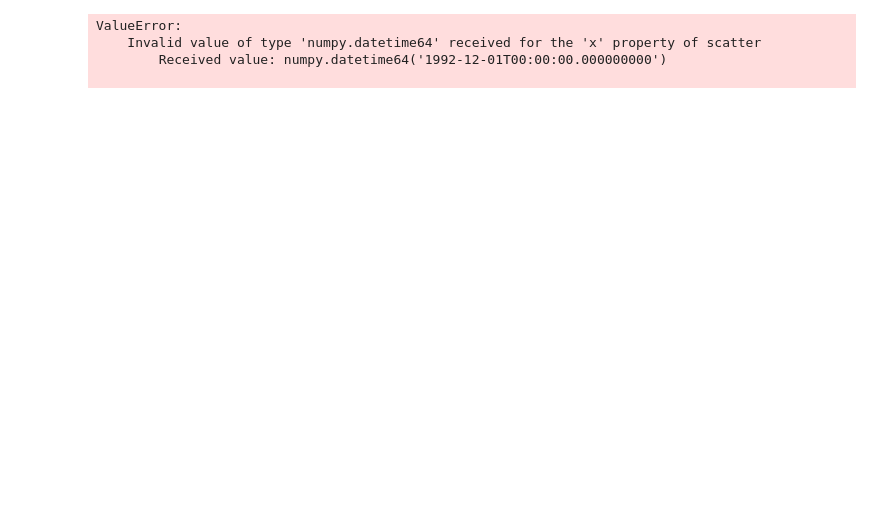
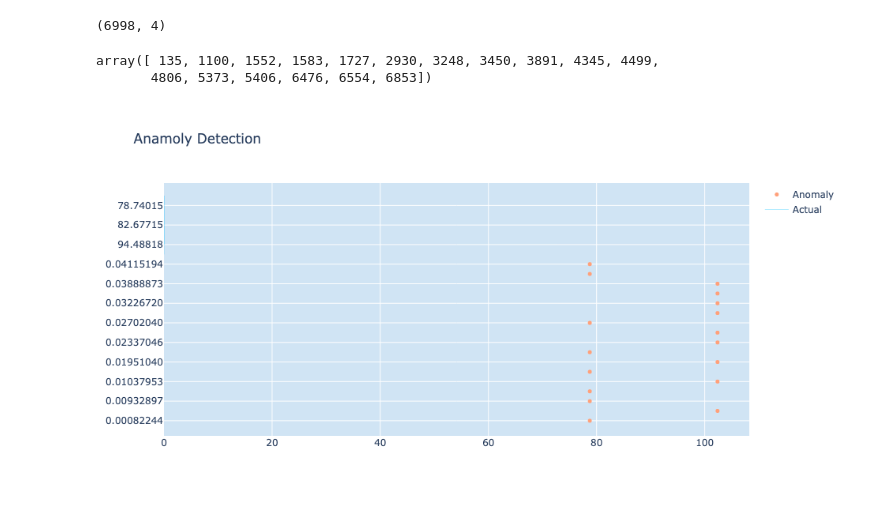
Before and after one commit to adi-bal/ml-repo, a Jupyter notebook: Manya_DIP.ipynb, the cells around one changed output. Cells and saved outputs as stored; diff of their text form; code cells hidden in the pictures; blank space fills up the shorter version.

```diff
--- a/Manya_DIP.ipynb
+++ b/Manya_DIP.ipynb
@@ -10,12 +21,21 @@ import plotly.graph_objects as go
+# %%
+df["通道 B"]=df["通道 B"].astype(float)
+df["通道 A"]=df["通道 A"].astype(float)
+df["通道 D"]=df["通道 D"].astype(float)
+df=df[1:7000]
+# %%
+df.shape
+# %% [output]
+(6998, 4)
 # %%
-df = pd.read_csv('MRTSMPCSM4400CUSN.csv',sep=',',low_memory=False)
-df['date'] = pd.to_datetime(df['date'])
+# df = pd.read_csv('MRTSMPCSM4400CUSN.csv',sep=',',low_memory=False)
+# df['date'] = pd.to_datetime(df['date'])
 # %%
 # epsilon=5
 # min_samples=1
 # db= DBSCAN(eps=5, min_samples=1).fit(np.array(df['value']).reshape(-1,1))
 # %%
-clustering1 = DBSCAN(eps=0.3, min_samples=2).fit(np.array(df['value']).reshape(-1,1))
+clustering1 = DBSCAN(eps=0.1, min_samples=10).fit(np.array(df['通道 B']).reshape(-1,1))
 # %%
 labels = clustering1.labels_
 # %%
@@ -30,29 +43,35 @@ outlier_pos = np.where(labels == -1)[0]
+# %%
+outlier_pos
+# %% [output]
+array([ 135, 1100, 1552, 1583, 1727, 2930, 3248, 3450, 3891, 4345, 4499,
+       4806, 5373, 5406, 6476, 6554, 6853])
+# %%
+x = [];
+y = [];
+for pos in outlier_pos:
+
+    x.append(np.array(df['时间'])[pos])
+    y.append(np.array(df['通道 B'])[pos])
 # %%
 fig1 = go.Figure()
 
-for pos in outlier_pos:
-    x=np.array(df['date'])[pos]
-    y=np.array(df['value'])[pos]
-    fig1.add_trace(go.Scatter(x=x,
-                               y=y,
+fig1.add_trace(go.Scatter(x=y,
+                               y=x,
                                mode='markers',
                                name="Anomaly",
                                marker=dict(color="#FFA07A",
                                     size=5)))
 
-fig1.add_trace(go.Scatter(x=df['date'],
-                           y=df['value'],
+fig1.add_trace(go.Scatter(x=df['时间'],
+                           y=df['通道 B'],
                            mode='lines',line=dict(color="#00BFFF", width=0.3),
                            name="Actual"))
 fig1.update_layout(
                 height=500,
                 width=900,
                 plot_bgcolor="#d0e4f4",title='Anamoly Detection',
                 legend_font_size=12)
 fig1.show()
 # %% [output]
-ValueError:
-    Invalid value of type 'numpy.datetime64' received for the 'x' property of scatter
-        Received value: numpy.datetime64('1992-12-01T00:00:00.000000000')
-
+[figure, added]
 # %%
```
Also changed, not shown: parts of 3 cells of this notebook.
